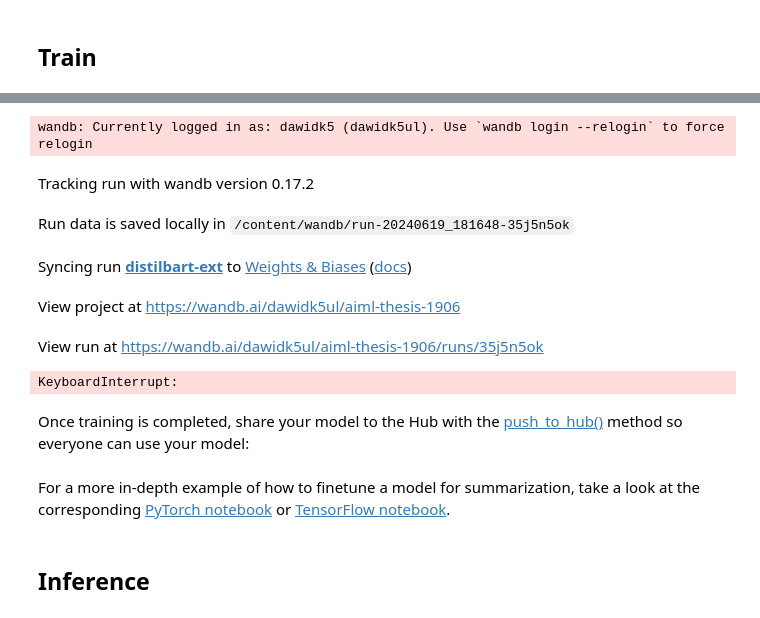
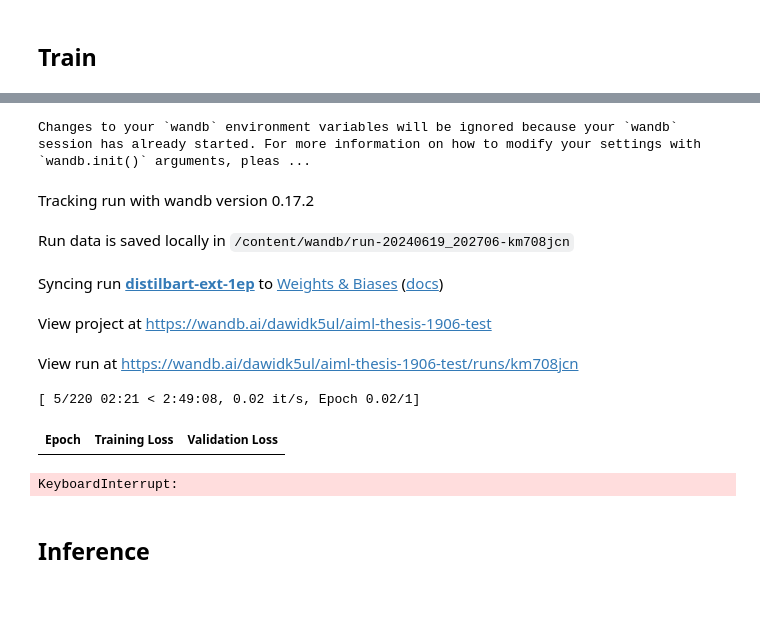
Before and after one commit to dawidK5/aiml-thesis, a Jupyter notebook: Summ_2805_1217_data.ipynb, the cells around one changed output, grey strips where cells are left out. Drawn from its saved outputs; the diff is of its cells as text; code cells hidden in the pictures.

```diff
--- a/Summ_2805_1217_data.ipynb
+++ b/Summ_2805_1217_data.ipynb
@@ -594,56 +611,48 @@ import time
 training_start = time.time()
 # %%
 training_args = Seq2SeqTrainingArguments(
-    output_dir="trained-distilbart-ext-1906",
+    output_dir="trained-distilbart-ext-1906-test",
     evaluation_strategy="epoch",
     learning_rate=3e-5,
     per_device_train_batch_size=4,
     per_device_eval_batch_size=4,
     weight_decay=0.01,
     save_strategy='epoch',
-    save_total_limit=6,
-    num_train_epochs=6,
+    save_total_limit=1,
+    num_train_epochs=1,
     predict_with_generate=True,
     fp16=True,
     push_to_hub=True,
     report_to="wandb",
-    run_name="distilbart-ext"
+    run_name="distilbart-ext-1ep"
 )
 
 trainer = Seq2SeqTrainer(
     model=model,
     args=training_args,
     train_dataset=tokenized_tweetsumm_ext["train"],
     eval_dataset=tokenized_tweetsumm_ext["validation"],
     tokenizer=tokenizer,
     data_collator=data_collator,
     compute_metrics=compute_metrics,
 )
 
 trainer.train()
 training_end = time.time()
 import datetime
-print("Time it took for training:", str(datetime.timedelta(seconds=(end_time-start_time))))
+print("Time it took for training:", str(datetime.timedelta(seconds=(training_end-training_start))))
 # %% [output]
-wandb: Currently logged in as: dawidk5 (dawidk5ul). Use `wandb login --relogin` to force relogin
+Changes to your `wandb` environment variables will be ignored because your `wandb` session has already started. For more information on how to modify your settings with `wandb.init()` arguments, pleas ...
 Tracking run with wandb version 0.17.2
-Run data is saved locally in /content/wandb/run-20240619_181648-35j5n5ok
+Run data is saved locally in /content/wandb/run-20240619_202706-km708jcn
-Syncing run distilbart-ext to Weights & Biases (docs)
+Syncing run distilbart-ext-1ep to Weights & Biases (docs)
-View project at https://wandb.ai/dawidk5ul/aiml-thesis-1906
+View project at https://wandb.ai/dawidk5ul/aiml-thesis-1906-test
-View run at https://wandb.ai/dawidk5ul/aiml-thesis-1906/runs/35j5n5ok
+View run at https://wandb.ai/dawidk5ul/aiml-thesis-1906-test/runs/km708jcn
-KeyboardInterrupt:
+[ 5/220 02:21 < 2:49:08, 0.02 it/s, Epoch 0.02/1]
+| Epoch | Training Loss | Validation Loss |
+KeyboardInterrupt:
-# %% [markdown]
-Once training is completed, share your model to the Hub with the [push_to_hub()](https://huggingface.co/docs/transformers/main/en/main_classes/trainer#transformers.Trainer.push_to_hub) method so everyone can use your model:
 # %%
 trainer.push_to_hub()
-# %% [markdown]
-<Tip>
-
-For a more in-depth example of how to finetune a model for summarization, take a look at the corresponding
-[PyTorch notebook](https://colab.research.google.com/github/huggingface/notebooks/blob/main/examples/summarization.ipynb)
-or [TensorFlow notebook](https://colab.research.google.com/github/huggingface/notebooks/blob/main/examples/summarization-tf.ipynb).
-
-</Tip>
 # %% [markdown]
 ## Inference
 # %% [markdown]
```
Also changed, not shown: parts of 6 cells of this notebook.
